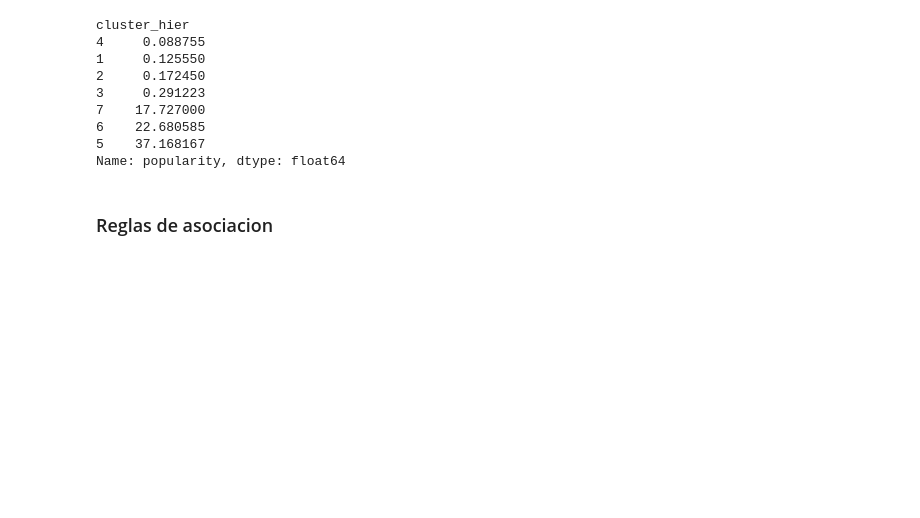
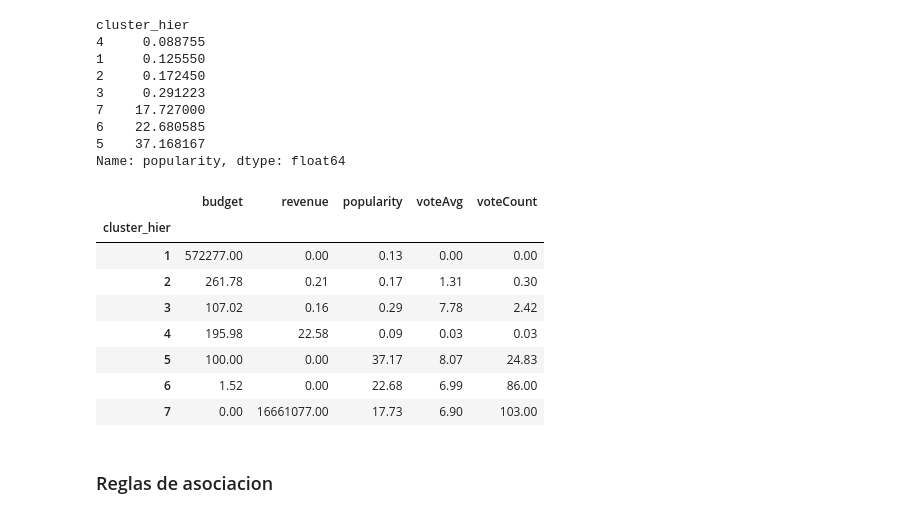
Before and after one commit to agabrielMej/laboratorio-2-clustering, a Jupyter notebook: notebooks/aprendizaje_no_supervisado.ipynb, the cells around one changed output. Saved outputs shown, nothing was run; the diff lists cells and outputs as text; code cells hidden in the pictures; blank space fills up the shorter version.

Commit message:
medias de tendencia central clústers

```diff
--- a/notebooks/aprendizaje_no_supervisado.ipynb
+++ b/notebooks/aprendizaje_no_supervisado.ipynb
@@ -329,6 +329,33 @@ cluster_hier
 6    22.680585
 5    37.168167
 Name: popularity, dtype: float64
+# %%
+variables_importantes = [
+    'budget',
+    'revenue',
+    'popularity',
+    'voteAvg',
+    'voteCount'
+]
+
+tabla_medias = (
+    df_cluster
+    .groupby('cluster_hier')[variables_importantes]
+    .mean()
+    .round(2)
+)
+
+tabla_medias
+# %% [output]
+|  | budget | revenue | popularity | voteAvg | voteCount |
+| cluster_hier |  |  |  |  |  |
+| 1 | 572277.00 | 0.00 | 0.13 | 0.00 | 0.00 |
+| 2 | 261.78 | 0.21 | 0.17 | 1.31 | 0.30 |
+| 3 | 107.02 | 0.16 | 0.29 | 7.78 | 2.42 |
+| 4 | 195.98 | 22.58 | 0.09 | 0.03 | 0.03 |
+| 5 | 100.00 | 0.00 | 37.17 | 8.07 | 24.83 |
+| 6 | 1.52 | 0.00 | 22.68 | 6.99 | 86.00 |
+| 7 | 0.00 | 16661077.00 | 17.73 | 6.90 | 103.00 |
 # %% [markdown]
 ### Reglas de asociacion
 # %%
```
